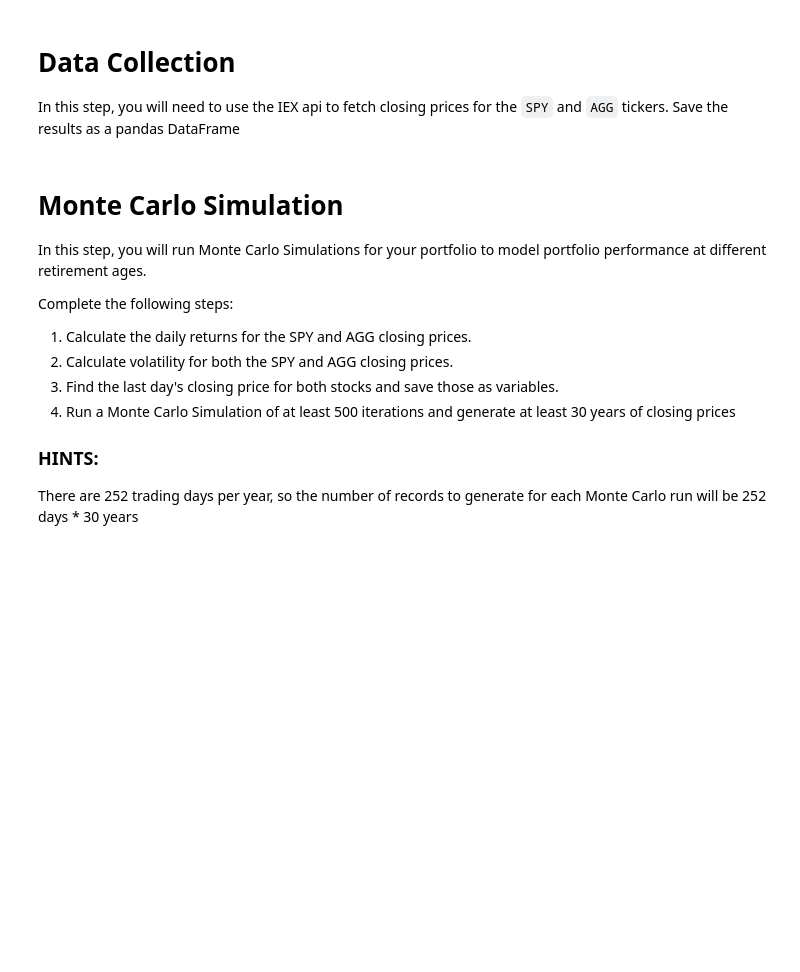
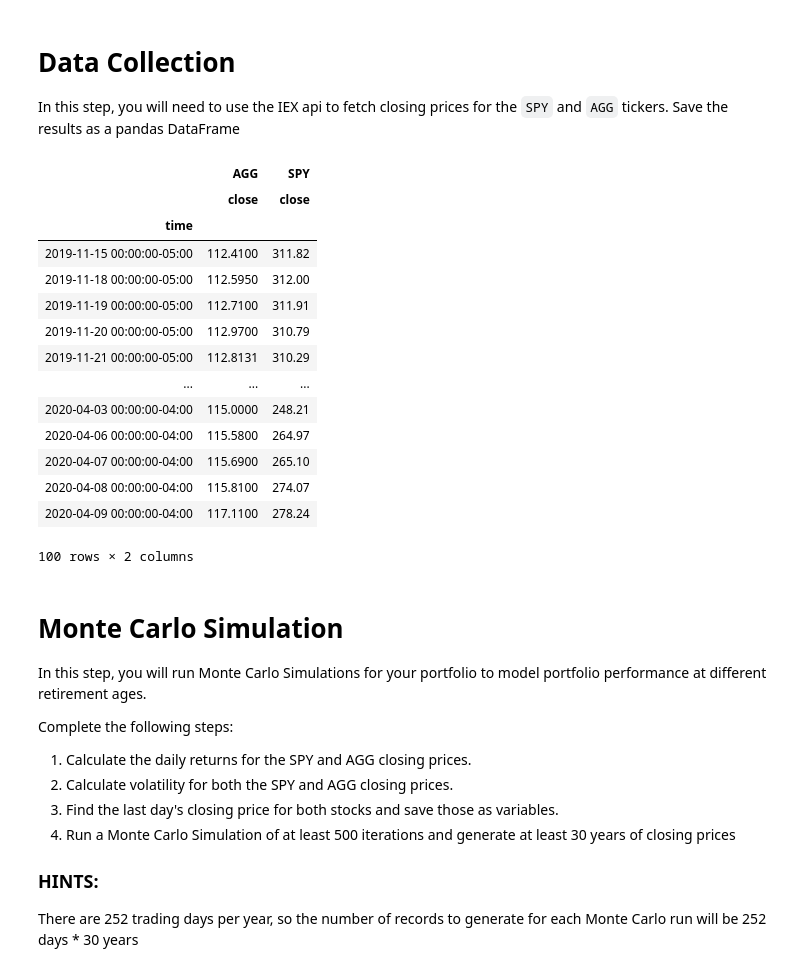
Before and after one commit to jonathanharold/api_homework, a Jupyter notebook: portfolio_planner.ipynb, the cells around one changed output. Saved outputs shown, nothing was run; the diff lists cells and outputs as text; code cells hidden in the pictures; blank space fills up the shorter version.

```diff
--- a/portfolio_planner.ipynb
+++ b/portfolio_planner.ipynb
@@ -16,3 +17,13 @@ import iexfinance as iex
+# %%
+# Load .env enviroment variables
+from dotenv import load_dotenv
+load_dotenv()
+
+# Set Alpaca API key and secret
+alpaca_api_key = os.getenv("ALPACA_API_KEY")
+alpaca_secret_key = os.getenv("ALPACA_SECRET_KEY")
+
+api = tradeapi.REST(alpaca_api_key, alpaca_secret_key, api_version='v2')
 # %% [markdown]
 # Data Collection
 
@@ -23,3 +31,44 @@ list_of_tickers = ["SPY", "AGG"]
+# %%
+# Set the list of tickers
+tickers = ["SPY", "AGG"]
+
+# Set timeframe to 1 DAY for close at end of each day
+timeframe = '1D'
+
+# Set start and end datetimes of 1 year, between now and 365 days ago.
+end_date = datetime.now()
+start_date = end_date + timedelta(-365)
+
+# Get 1 year's worth of historical data for SPY,AGG
+ticker_df = api.get_barset(
+    tickers,
+    timeframe,
+    limit=None,
+    start=start_date,
+    end=end_date,
+    after=None,
+    until=None,
+).df
+
+# Use the `drop` function to get only close price of SPY AGG
+ticker_df.drop(columns=['open', 'high', 'low', 'volume'], level=1, inplace=True)
+ticker_df
+# %% [output]
+|  | AGG | SPY |
+|  | close | close |
+| time |  |  |
+| 2019-11-15 00:00:00-05:00 | 112.4100 | 311.82 |
+| 2019-11-18 00:00:00-05:00 | 112.5950 | 312.00 |
+| 2019-11-19 00:00:00-05:00 | 112.7100 | 311.91 |
+| 2019-11-20 00:00:00-05:00 | 112.9700 | 310.79 |
+| 2019-11-21 00:00:00-05:00 | 112.8131 | 310.29 |
+| ... | ... | ... |
+| 2020-04-03 00:00:00-04:00 | 115.0000 | 248.21 |
+| 2020-04-06 00:00:00-04:00 | 115.5800 | 264.97 |
+| 2020-04-07 00:00:00-04:00 | 115.6900 | 265.10 |
+| 2020-04-08 00:00:00-04:00 | 115.8100 | 274.07 |
+| 2020-04-09 00:00:00-04:00 | 117.1100 | 278.24 |
+100 rows × 2 columns
 # %% [markdown]
 # Monte Carlo Simulation
 
```
Also changed, not shown: parts of 35 cells of this notebook, 1 other file.
